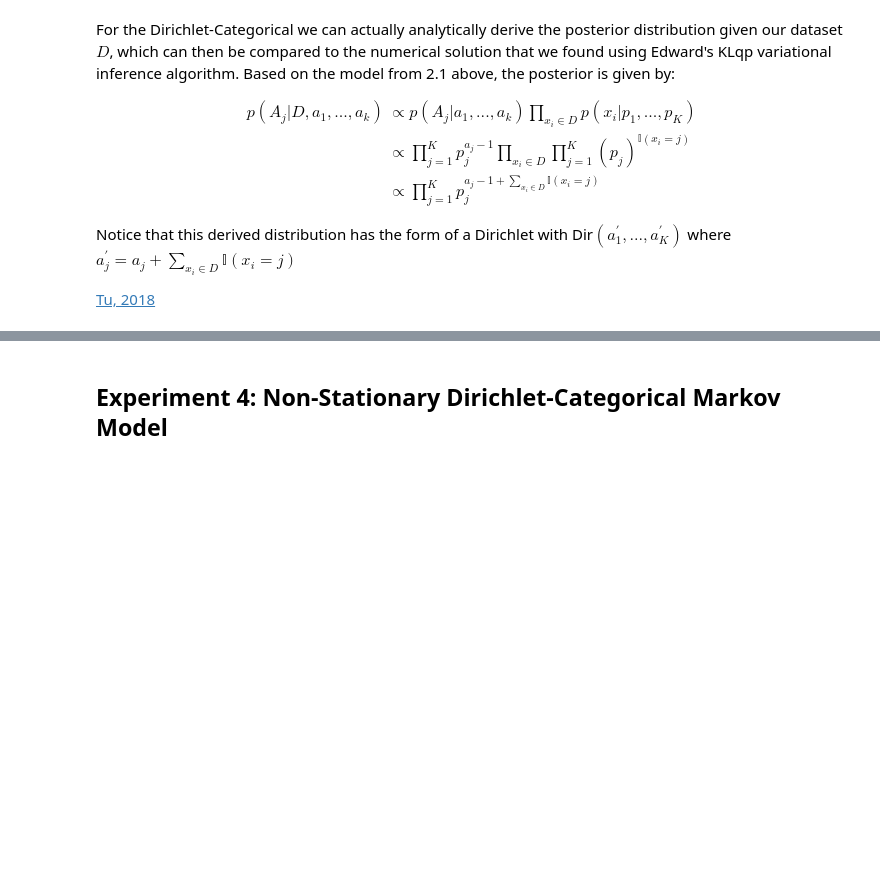
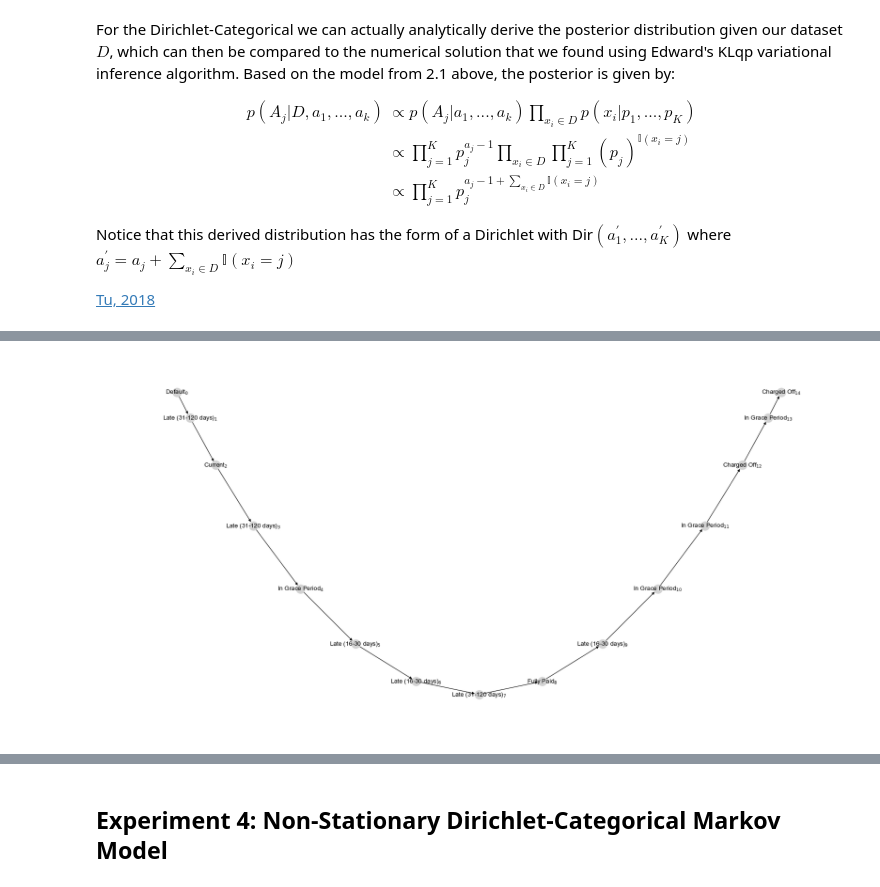
Before and after one commit to basilvetas/lending-club-analysis, a Jupyter notebook: final-project/final-notebook.ipynb, the cells around one changed output, grey strips where cells are left out. Saved outputs shown, nothing was run; the diff lists cells and outputs as text; code cells hidden in the pictures; blank space fills up the shorter version.

Commit message:
Add code for criticism 3 + modify main nb

```diff
--- a/final-project/final-notebook.ipynb
+++ b/final-project/final-notebook.ipynb
@@ -326,3 +335,3 @@ Notice that this derived distribution has the form of a Dirichlet with Dir$(a_1^
 # %%
-model, pi_0_2, pi_T_2 = model_stationary_dirichlet_categorical_tfp(
+model, pi_0, pi_T = model_stationary_dirichlet_categorical_tfp(
     n_states, chain_len, batch_size=batch_size)
@@ -337,4 +350,5 @@ Like in exp 2, loss is very unstable... Sometimes results are really good, somet
 # %%
-inferred_matrix_2, sess_2, qpi_0_2, qpi_T_2 = infer_stationary_dirichlet_categorical_tfp(
-    x_train, model, pi_0_2, pi_T_2, n_states, chain_len, batch_size=batch_size, lr=0.002)
+inferred_qpi_0, inferred_qpi_T, sess, qpi_0, qpi_T = infer_stationary_dirichlet_categorical_tfp(
+    x_train, model, pi_0, pi_T, n_states, chain_len, batch_size=batch_size,
+    lr=0.005, n_epoch=1)
 # %% [output]
@@ -355,0 +397,6 @@ inferred_matrix_2
+# %%
+model_post = ed.copy(model, {pi_0: qpi_0, pi_T: qpi_T})
+# %%
+graph_trajectory(utils.criticism.sample_tfp(model_post, sess, inferred_qpi_0))
+# %% [output]
+[figure, added]
```
Also changed, not shown: parts of 29 cells of this notebook, 4 other files.
